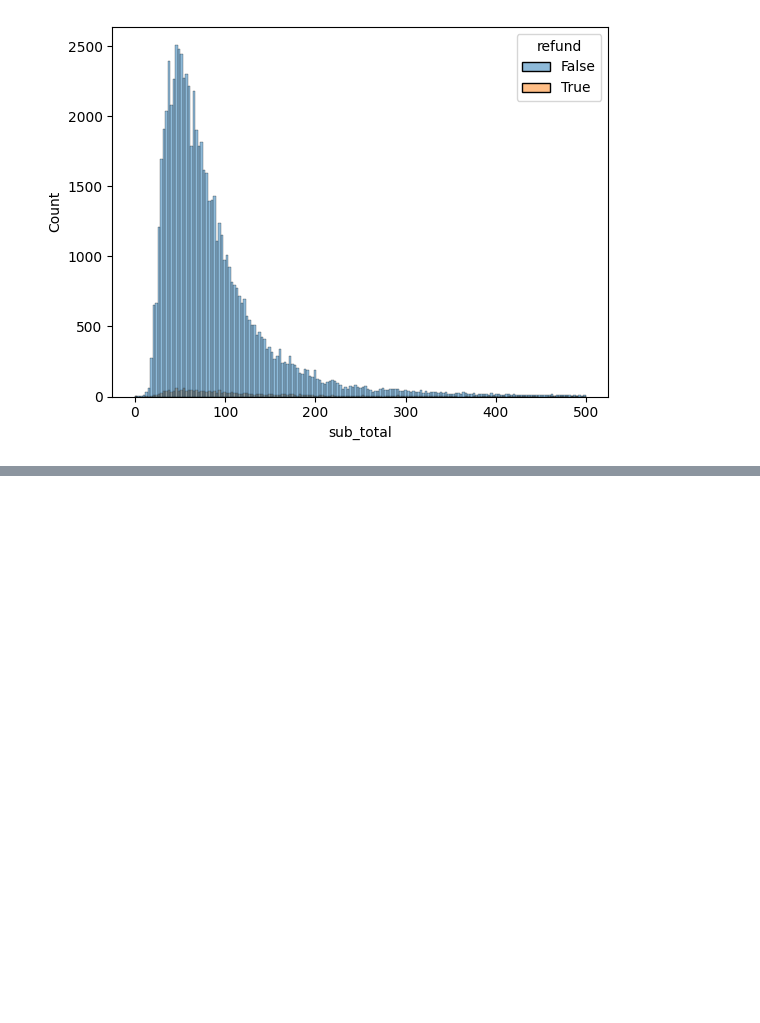
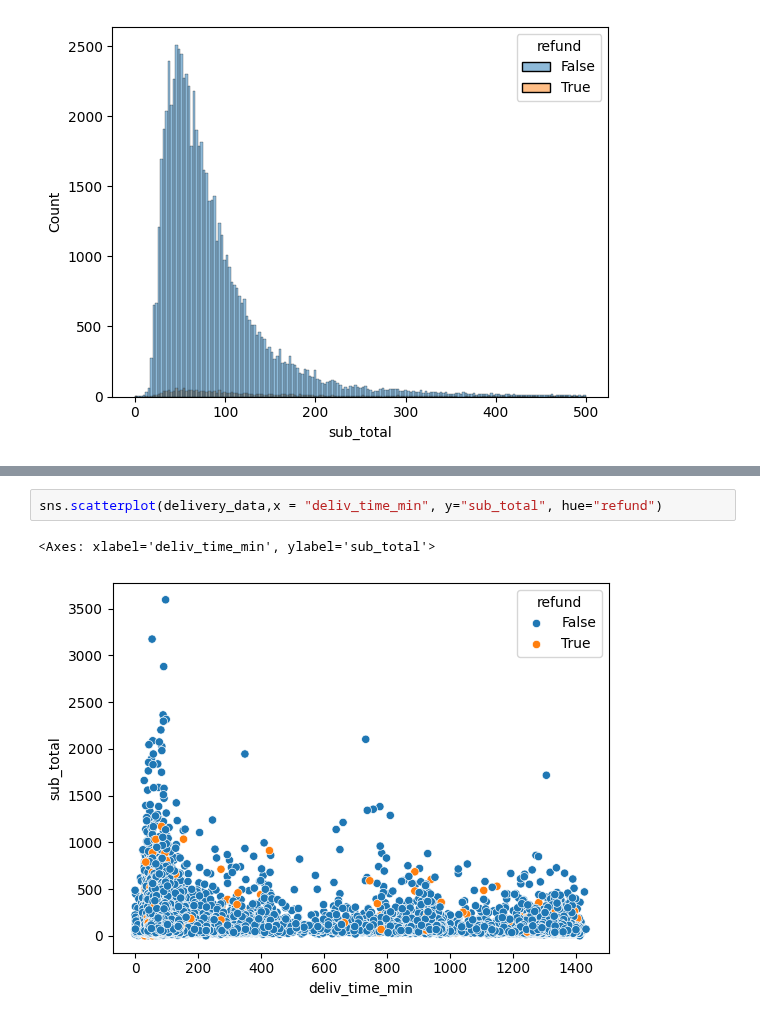
Before and after one commit to PigStep/ML-Delivery-Refund-Research, a Jupyter notebook: notebook/notebook.ipynb, the cells around one changed output, grey strips where cells are left out. Saved outputs shown, nothing was run; the diff lists cells and outputs as text; blank space fills up the shorter version.

```diff
--- a/notebook/notebook.ipynb
+++ b/notebook/notebook.ipynb
@@ -156,0 +168,5 @@ sns.histplot(delivery_data[delivery_data.sub_total <500],x="sub_total",hue="refu
+# %%
+sns.scatterplot(delivery_data,x = "deliv_time_min", y="sub_total", hue="refund")
+# %% [output]
+<Axes: xlabel='deliv_time_min', ylabel='sub_total'>
+[figure, added]
```
Also changed, not shown: parts of 6 cells of this notebook.
